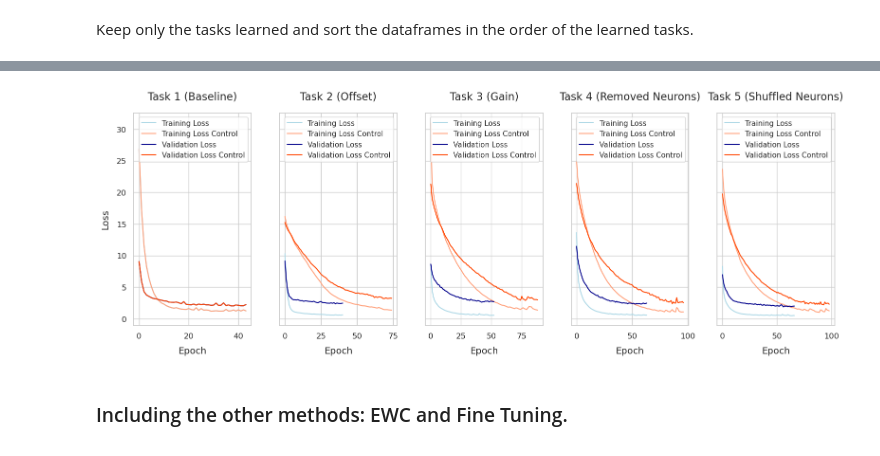
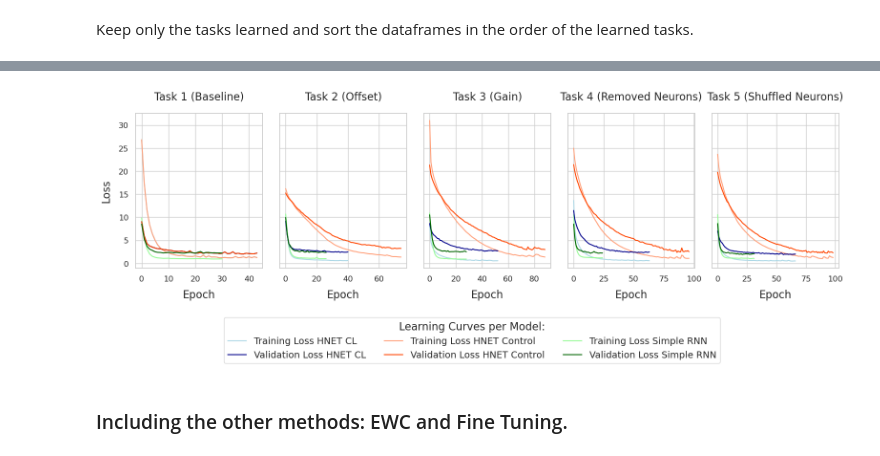
Before and after one commit to nereaiscamu/CL_UpperLimb_Control, a Jupyter notebook: Task_Detector_Hnet_PoC/Result_Analysis_Pipeline_Task2.ipynb, the cells around one changed output, grey strips where cells are left out. Saved outputs shown, nothing was run; the diff lists cells and outputs as text; code cells hidden in the pictures.

```diff
--- a/Task_Detector_Hnet_PoC/Result_Analysis_Pipeline_Task2.ipynb
+++ b/Task_Detector_Hnet_PoC/Result_Analysis_Pipeline_Task2.ipynb
@@ -217,6 +224,30 @@ data_path_exp1_RNN_complex = './Data/Sim_Data_Experiment60_sorted_first5'+'.pkl'
 
 with open(os.path.join(data_path_exp1_RNN_complex), 'rb') as fp:
     data_exp1_RNN_complex = pickle.load(fp)
+# %%
+experiment1_RNN_v1 = 'Experiment92_RNN_control'
+models_exp1_RNN_v1 = np.sort(os.listdir(os.path.join(path_to_RNN, 'Experiment92')))
+
+path_results_exp1_RNN_v1 = './Results/' + experiment1_RNN_v1
+with open(os.path.join(path_results_exp1_RNN_v1 +'.pkl'), 'rb') as fp:
+    results_exp1_RNN_v1 = pickle.load(fp)
+
+data_path_exp1_RNN_v1 = './Data/Sim_Data_Experiment60_sorted_first5_v2'+'.pkl'
+
+with open(os.path.join(data_path_exp1_RNN_v1), 'rb') as fp:
+    data_exp1_RNN_v1 = pickle.load(fp)
+# %%
+experiment1_RNN_v2 = 'Experiment93_RNN_control'
+models_exp1_RNN_v2 = np.sort(os.listdir(os.path.join(path_to_RNN, 'Experiment93')))
+
+path_results_exp1_RNN_v2 = './Results/' + experiment1_RNN_v2
+with open(os.path.join(path_results_exp1_RNN_v2 +'.pkl'), 'rb') as fp:
+    results_exp1_RNN_v2 = pickle.load(fp)
+
+data_path_exp1_RNN_v2 = './Data/Sim_Data_Experiment60_sorted_first5_v3'+'.pkl'
+
+with open(os.path.join(data_path_exp1_RNN_v2), 'rb') as fp:
+    data_exp1_RNN_v2 = pickle.load(fp)
 # %%
 def build_results_df_short(results):# Initialize an empty list to store all rows across experiments
     rows = []
@@ -235,6 +266,8 @@ def build_results_df_short(results):# Initialize an empty list to store all rows
 df_exp1_RNN_complex = build_results_df_short(results_exp1_RNN_complex)
 # %%
 df_exp1_RNN = build_results_df_short(results_exp1_RNN)
+df_exp1_RNN_v1 = build_results_df_short(results_exp1_RNN_v1)
+df_exp1_RNN_v2 = build_results_df_short(results_exp1_RNN_v2)
 # %% [markdown]
 Define the dataframes for each experiment.
 # %%
@@ -329,3 +366,3 @@ plot_learning_curves(df_exp0_hnet_new_v0, df_exp1_control_new, df_exp1_RNN_compl
 # %%
-plot_learning_curves(df_exp0_hnet_new_v1, df_exp1_control)
+plot_learning_curves(df_exp0_hnet_new_v1, df_exp1_control, df_exp1_RNN_v1)
 # %% [output]
@@ -333,7 +370,7 @@ TypeError: plot_learning_curves() missing 1 required positional argument: 'df_rn
 # %%
-plot_learning_curves(df_exp0_hnet_new_v2, df_exp1_control)
+plot_learning_curves(df_exp0_hnet_new_v2, df_exp1_control, df_exp1_RNN_v2)
 # %% [output]
-[figure, old version]
+[figure, new version]
 # %% [markdown]
 ### Including the other methods: EWC and Fine Tuning.
 # %% [markdown]
```
Also changed, not shown: parts of 24 cells of this notebook, 2 other files.
